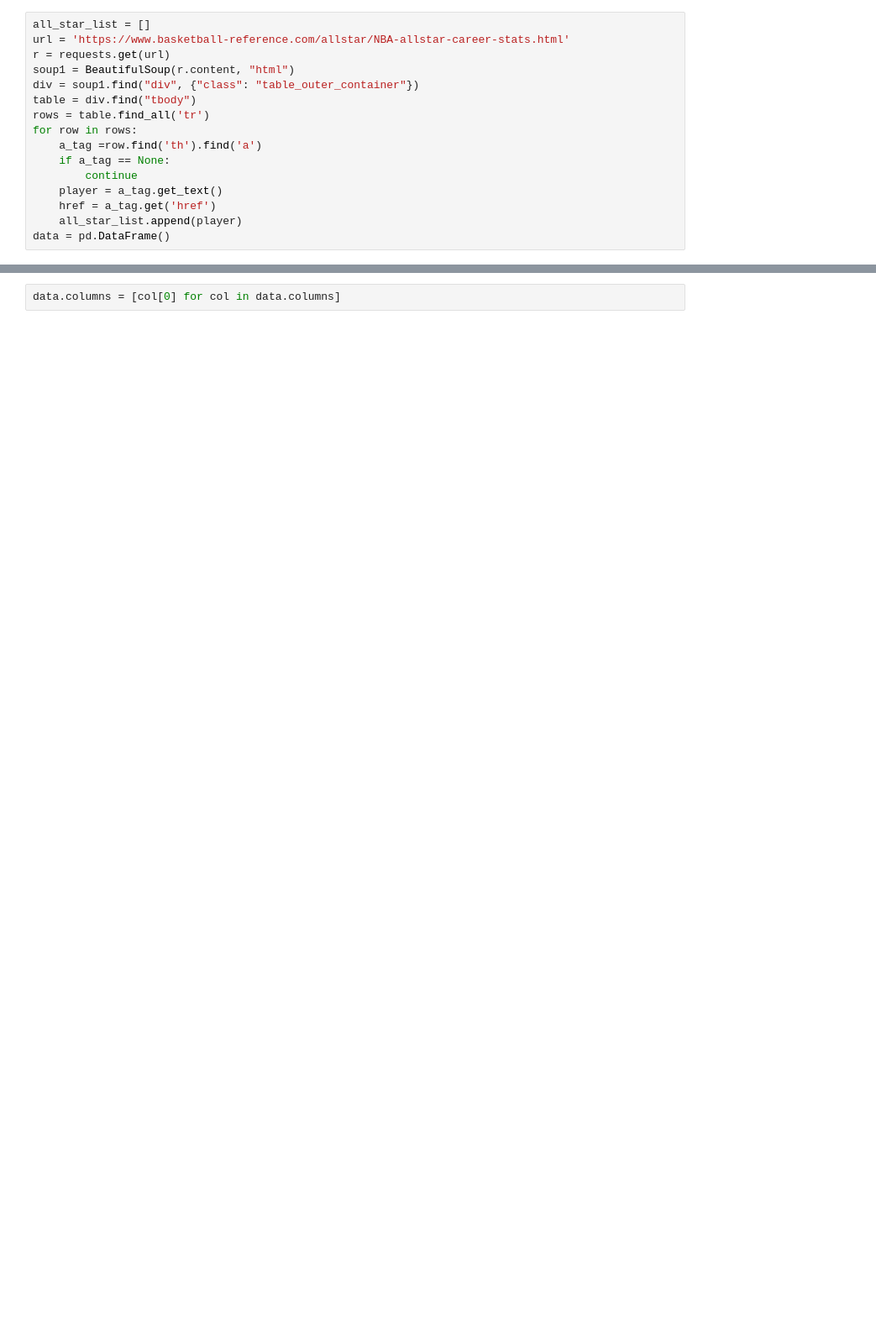
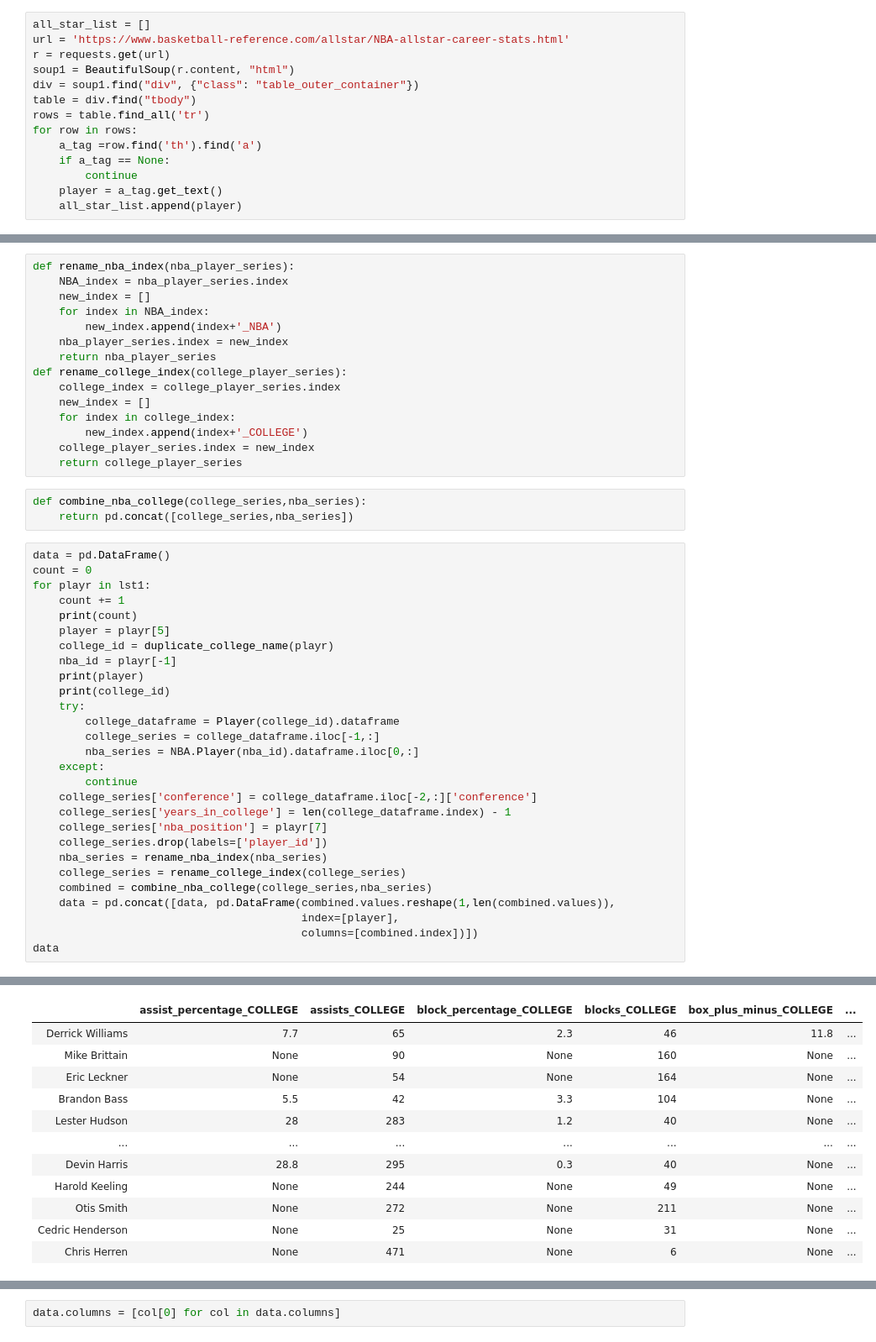
Before and after one commit to Tenacious-E/Predict_NBA_player_quality, a Jupyter notebook: Collecting Data.ipynb, the cells around one changed output, grey strips where cells are left out. Shown at 84% size. Cells and saved outputs as stored; diff of their text form; blank space fills up the shorter version.

```diff
--- a/Collecting Data.ipynb
+++ b/Collecting Data.ipynb
@@ -104,6 +140,4 @@ for row in rows:
     if a_tag == None:
         continue
     player = a_tag.get_text()
-    href = a_tag.get('href')
     all_star_list.append(player)
-data = pd.DataFrame()
@@ -189,0 +144,47 @@ for player in data.index:
+# %%
+def rename_nba_index(nba_player_series):
+    NBA_index = nba_player_series.index
+    new_index = []
+    for index in NBA_index:
+        new_index.append(index+'_NBA')
+    nba_player_series.index = new_index
+    return nba_player_series
+def rename_college_index(college_player_series):
+    college_index = college_player_series.index
+    new_index = []
+    for index in college_index:
+        new_index.append(index+'_COLLEGE')
+    college_player_series.index = new_index
+    return college_player_series
+# %%
+def combine_nba_college(college_series,nba_series):
+    return pd.concat([college_series,nba_series])
+# %%
+data = pd.DataFrame()
+count = 0
+for playr in lst1:
+    count += 1
+    print(count)
+    player = playr[5]
+    college_id = duplicate_college_name(playr)
+    nba_id = playr[-1]
+    print(player)
+    print(college_id)
+    try:
+        college_dataframe = Player(college_id).dataframe
+        college_series = college_dataframe.iloc[-1,:]
+        nba_series = NBA.Player(nba_id).dataframe.iloc[0,:]
+    except:
+        continue
+    college_series['conference'] = college_dataframe.iloc[-2,:]['conference']
+    college_series['years_in_college'] = len(college_dataframe.index) - 1
+    college_series['nba_position'] = playr[7]
+    college_series.drop(labels=['player_id'])
+    nba_series = rename_nba_index(nba_series)
+    college_series = rename_college_index(college_series)
+    combined = combine_nba_college(college_series,nba_series)
+    data = pd.concat([data, pd.DataFrame(combined.values.reshape(1,len(combined.values)),
+                                         index=[player],
+                                         columns=[combined.index])])
+data
+# %% [output]
@@ -189,0 +208,12 @@ for player in data.index:
+|  | assist_percentage_COLLEGE | assists_COLLEGE | block_percentage_COLLEGE | blocks_COLLEGE | box_plus_minus_COLLEGE | ... |
+| Derrick Williams | 7.7 | 65 | 2.3 | 46 | 11.8 | ... |
+| Mike Brittain | None | 90 | None | 160 | None | ... |
+| Eric Leckner | None | 54 | None | 164 | None | ... |
+| Brandon Bass | 5.5 | 42 | 3.3 | 104 | None | ... |
+| Lester Hudson | 28 | 283 | 1.2 | 40 | None | ... |
+| ... | ... | ... | ... | ... | ... | ... |
+| Devin Harris | 28.8 | 295 | 0.3 | 40 | None | ... |
+| Harold Keeling | None | 244 | None | 49 | None | ... |
+| Otis Smith | None | 272 | None | 211 | None | ... |
+| Cedric Henderson | None | 25 | None | 31 | None | ... |
+| Chris Herren | None | 471 | None | 6 | None | ... |
```
Also changed, not shown: parts of 67 cells of this notebook.
